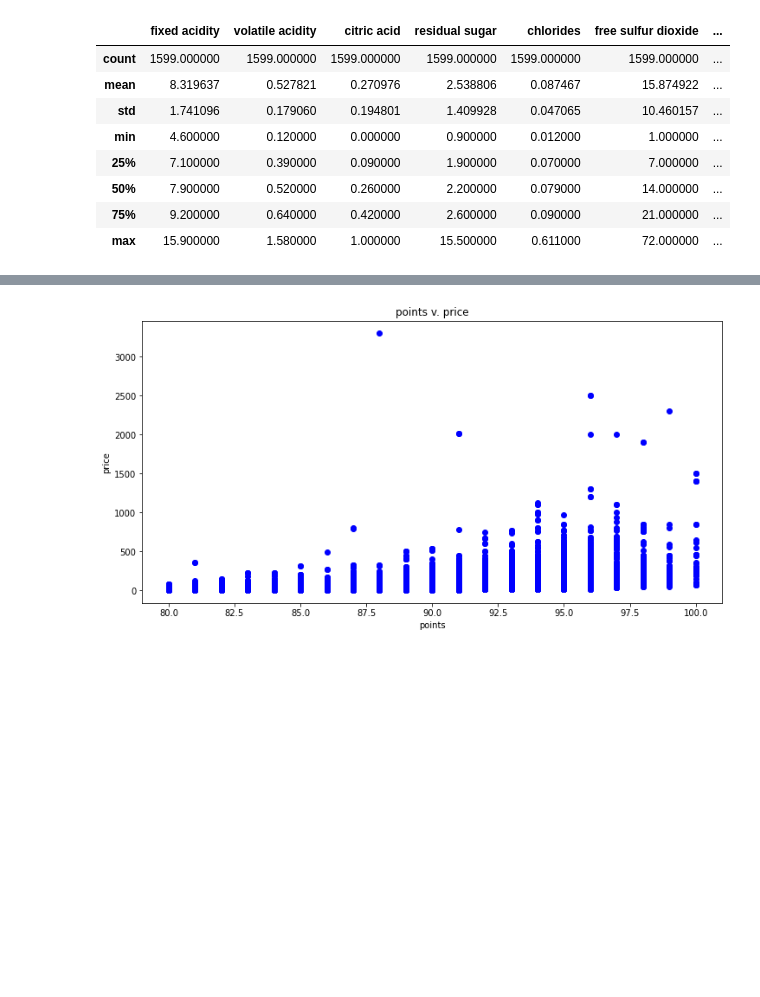
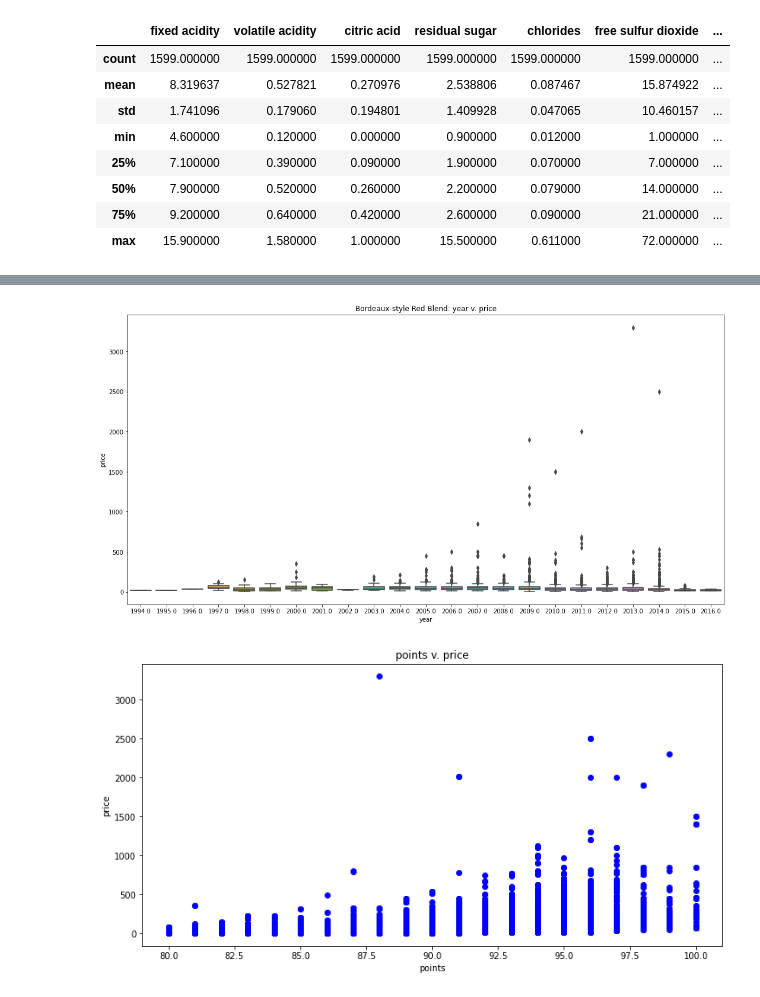
Before and after one commit to freescania/DVN_AT3, a Jupyter notebook: notebooks/AN_EDA_review.ipynb, the cells around one changed output, grey strips where cells are left out. Saved outputs shown, nothing was run; the diff lists cells and outputs as text; code cells hidden in the pictures; blank space fills up the shorter version.

```diff
--- a/notebooks/AN_EDA.ipynb
+++ b/notebooks/AN_EDA_review.ipynb
@@ -157,3 +229,16 @@ None
+# %%
+### Bordeaux year v price
+bordeaux = df2_focus[df2_focus['variety'] == 'Bordeaux-style Red Blend']
+# Make Scatter plot
+fig, ax=plt.subplots(figsize = (18,9))
+sns.boxplot(y="price", x="year", data=bordeaux)
+ax.set_xlabel('year')
+ax.set_ylabel('price')
+plt.title('Bordeaux-style Red Blend: year v. price')
+#ax.set_xticklabels(ax.get_xticklabels(),rotation=90)
+plt.show()
+# %% [output]
+[figure, added]
 # %%
 ### Points v. price
 
```
Also changed, not shown: parts of 8 cells of this notebook, 1 other file.
